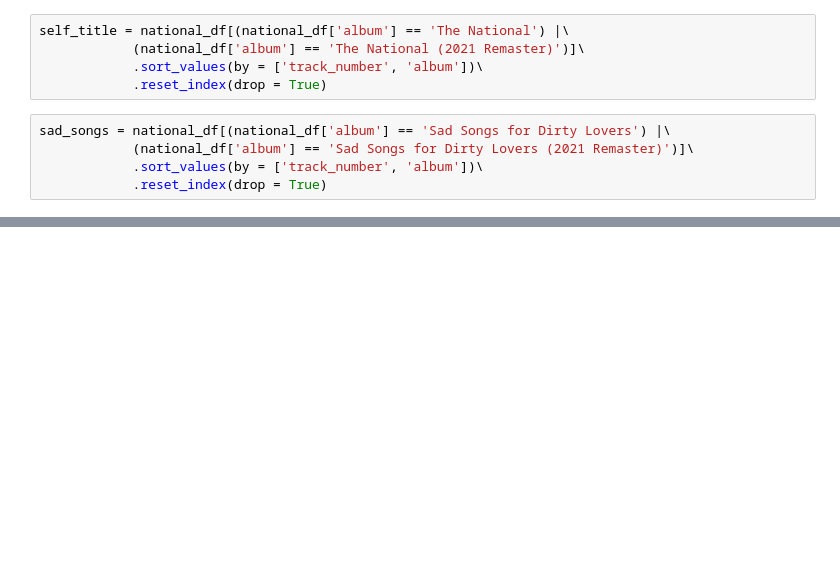
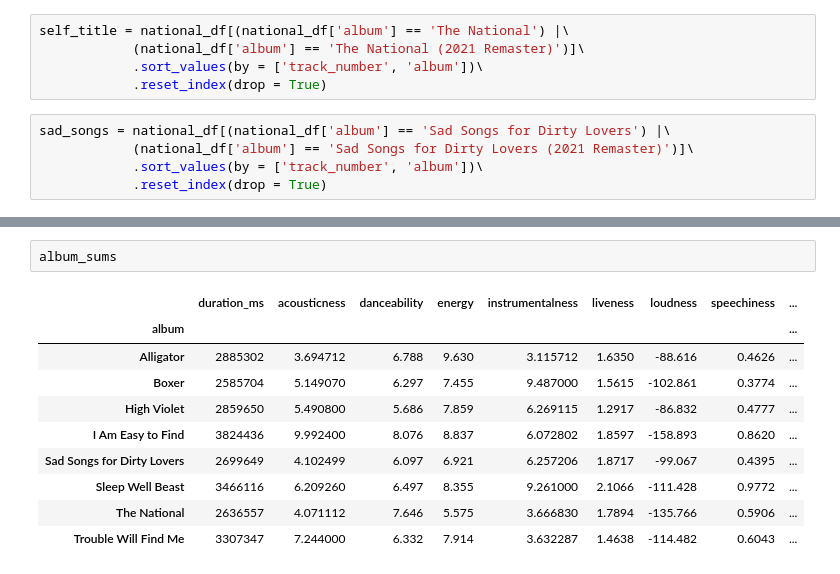
Before and after one commit to codey-phoun/SpotifyAudioFeatures_TheNational, a Jupyter notebook: Spotipy_The_National.ipynb, the cells around one changed output, grey strips where cells are left out. Cells and saved outputs as stored; diff of their text form; blank space fills up the shorter version.

```diff
--- a/Spotipy_The_National.ipynb
+++ b/Spotipy_The_National.ipynb
@@ -502,0 +508,13 @@ sad_songs.groupby('album').mean().round(2)
+# %%
+album_sums
+# %% [output]
+|  | duration_ms | acousticness | danceability | energy | instrumentalness | liveness | loudness | speechiness | ... |
+| album |  |  |  |  |  |  |  |  | ... |
+| Alligator | 2885302 | 3.694712 | 6.788 | 9.630 | 3.115712 | 1.6350 | -88.616 | 0.4626 | ... |
+| Boxer | 2585704 | 5.149070 | 6.297 | 7.455 | 9.487000 | 1.5615 | -102.861 | 0.3774 | ... |
+| High Violet | 2859650 | 5.490800 | 5.686 | 7.859 | 6.269115 | 1.2917 | -86.832 | 0.4777 | ... |
+| I Am Easy to Find | 3824436 | 9.992400 | 8.076 | 8.837 | 6.072802 | 1.8597 | -158.893 | 0.8620 | ... |
+| Sad Songs for Dirty Lovers | 2699649 | 4.102499 | 6.097 | 6.921 | 6.257206 | 1.8717 | -99.067 | 0.4395 | ... |
+| Sleep Well Beast | 3466116 | 6.209260 | 6.497 | 8.355 | 9.261000 | 2.1066 | -111.428 | 0.9772 | ... |
+| The National | 2636557 | 4.071112 | 7.646 | 5.575 | 3.666830 | 1.7894 | -135.766 | 0.5906 | ... |
+| Trouble Will Find Me | 3307347 | 7.244000 | 6.332 | 7.914 | 3.632287 | 1.4638 | -114.482 | 0.6043 | ... |
```
Also changed, not shown: parts of 20 cells of this notebook, 1 other file.
